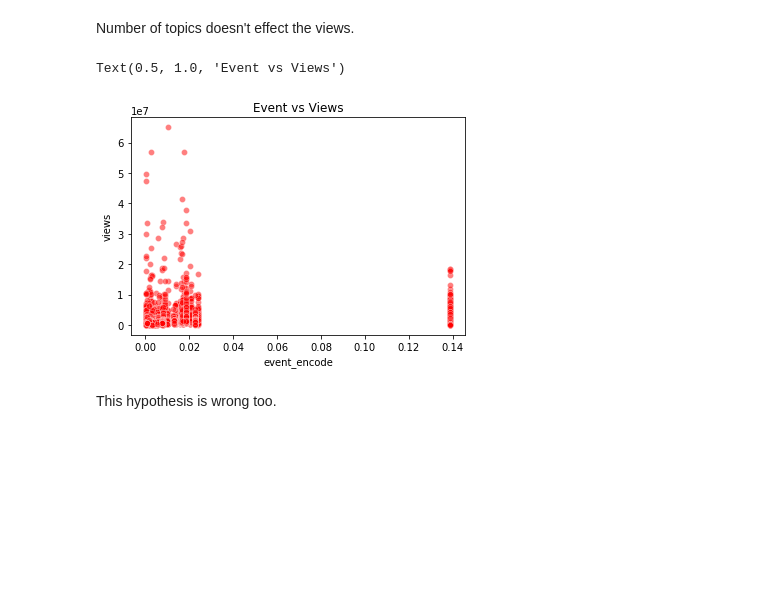
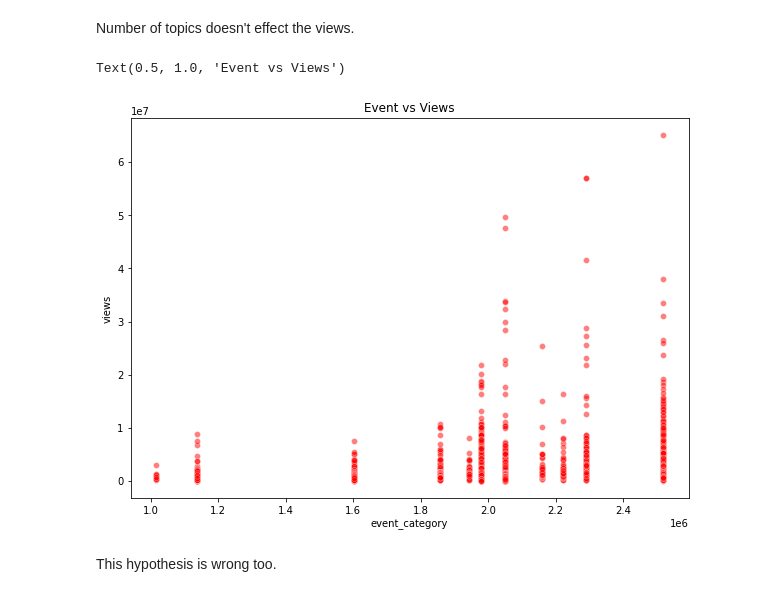
Before and after one commit to sspaulc/TED_TALKS_VIEWS_PREDICTION, a Jupyter notebook: Sanchita_Ted_Talks_Views.ipynb, the cells around one changed output. Saved outputs shown, nothing was run; the diff lists cells and outputs as text; code cells hidden in the pictures; blank space fills up the shorter version.

```diff
--- a/Sanchita_Ted_Talks_Views.ipynb
+++ b/Sanchita_Ted_Talks_Views.ipynb
@@ -649,13 +649,15 @@ plt.show()
 # %%
 data.drop(columns='topics',inplace= True)
 # %%
-data.drop(columns=['url','talk_id','title','about_speakers','description','related_talks','recorded_date','published_date','published_month_encode'],inplace= True)
+data.drop(columns=['url','talk_id','title','about_speakers','description','related_talks','recorded_date','published_date'],inplace= True)
 # %%
 data.drop(columns=['recorded_month','recorded_year'],inplace= True)
 # %%
 data.drop(columns=['published_day','published_year'],inplace= True)
 # %%
 data.drop(columns= 'recorded_day',inplace= True)
+# %%
+data.drop(columns='published_month',inplace= True)
 # %%
 data.info()
 # %% [output]
@@ -754,12 +753,12 @@ Number of topics doesn't effect the views.
 # %%
 #4. Ted'Ed event should have had more views
 
-sns.scatterplot(x=(data['event_encode']),y= data['views'], color= 'r',alpha= 0.5)
+sns.scatterplot(x=(data['event_category']),y= data['views'], color= 'r',alpha= 0.5)
 
 plt.title('Event vs Views')
 # %% [output]
 Text(0.5, 1.0, 'Event vs Views')
-[figure, old version]
+[figure, new version]
 # %% [markdown]
 This hypothesis is wrong too.
 # %%
```
Also changed, not shown: parts of 99 cells of this notebook.
